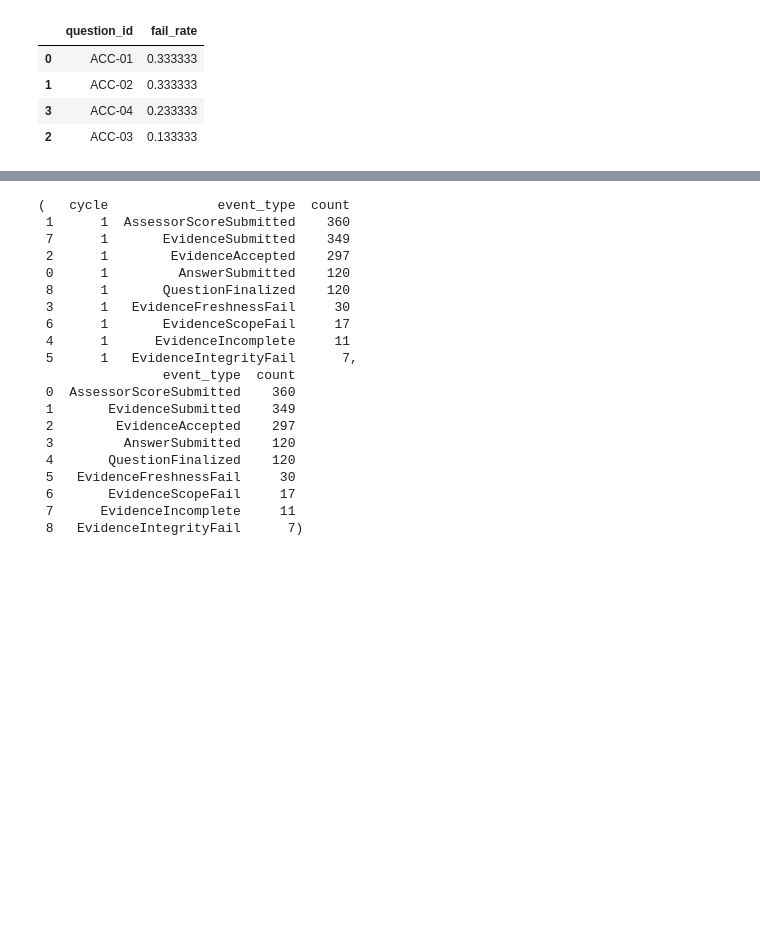
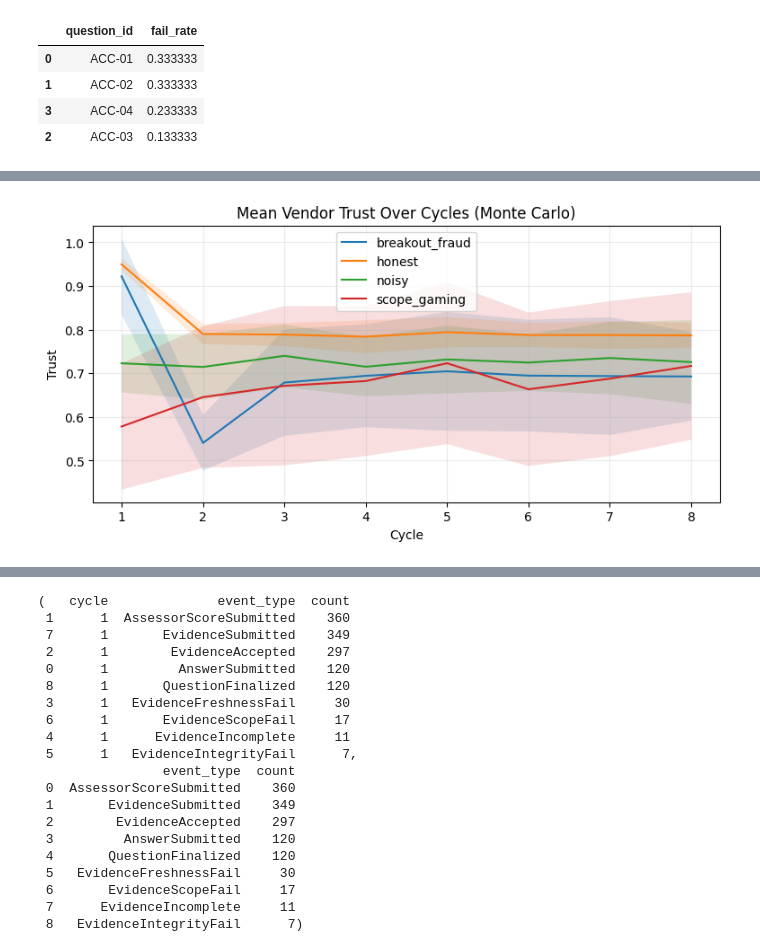
Before and after one commit to blessedgem/CommunityPolicing, a Jupyter notebook: tpra_trust_simulator.ipynb, the cells around one changed output, grey strips where cells are left out. Drawn from its saved outputs; the diff is of its cells as text; code cells hidden in the pictures; blank space fills up the shorter version.

Commit message:
Updated TPRA Trust Simulation

```diff
--- a/tpra_trust_simulator.ipynb
+++ b/tpra_trust_simulator.ipynb
@@ -955,0 +1141,19 @@ Question fail rates (cycle 1):
+# %%
+# Helper: compute per-cycle utility (trust-weighted good - bad)
+GOOD_EVENTS = {"EvidenceAccepted", "RemediationAccepted"}
+
+def utility_for_cycle(events_df_cycle, trust_vendors, num_vendors):
+    # Sum ranks of "good" vendor outcomes in this cycle
+    good = (events_df_cycle[events_df_cycle["event_type"].isin(GOOD_EVENTS)]
+            .groupby("actor_id")["rank"].sum()
+            .reindex(range(num_vendors), fill_value=0.0)
+            .to_numpy())
+
+    # Sum bad weights for bad vendor outcomes in this cycle
+    bad = (events_df_cycle[events_df_cycle["is_bad"]]
+           .groupby("actor_id")["bad_weight"].sum()
+           .reindex(range(num_vendors), fill_value=0.0)
+           .to_numpy())
+
+    # Trust-weighted utility: higher trust amplifies good, and also amplifies penalties
+    return float((trust_vendors * (good - bad)).sum())
@@ -955,0 +1233,41 @@ Question fail rates (cycle 1):
+# %%
+# ============================
+# STEP 7E-2: Plot mean trust by vendor type (mean ± std over runs)
+# Requires: mc_df (from your Monte Carlo cell) OR rerun Monte Carlo storing per-run trust curves.
+# We'll compute it now by re-running quickly and storing trust curves.
+# ============================
+
+vt = np.asarray(vendor_types)
+types = sorted(set(vt))
+R = CONFIG["runs"]
+T = CONFIG["cycles"]
+V = CONFIG["num_vendors"]
+
+# store mean trust per type per run: shape [R, T] for each type
+type_curves = {t: np.zeros((R, T)) for t in types}
+
+for r in tqdm(range(R), desc="Trust curves (MC)"):
+    rng_r = np.random.default_rng(GLOBAL_SEED + r)
+    trust_hist, maturity_hist, events_df = run_simulation(vendor_types, QUESTION_BANK, CONFIG, rng_r, finalize_mode="baseline")
+
+    for t in types:
+        idx = np.where(vt == t)[0]
+        type_curves[t][r, :] = trust_hist[:, idx].mean(axis=1)
+
+# Plot mean ± std
+x = np.arange(1, T + 1)
+plt.figure(figsize=(9,4))
+for t in types:
+    m = type_curves[t].mean(axis=0)
+    s = type_curves[t].std(axis=0)
+    plt.plot(x, m, label=f"{t}")
+    plt.fill_between(x, m - s, m + s, alpha=0.15)
+
+plt.title("Mean Vendor Trust Over Cycles (Monte Carlo)")
+plt.xlabel("Cycle")
+plt.ylabel("Trust")
+plt.grid(True, alpha=0.25)
+plt.legend()
+plt.show()
+# %% [output]
+[figure, added]
```
Also changed, not shown: parts of 4 cells of this notebook.
